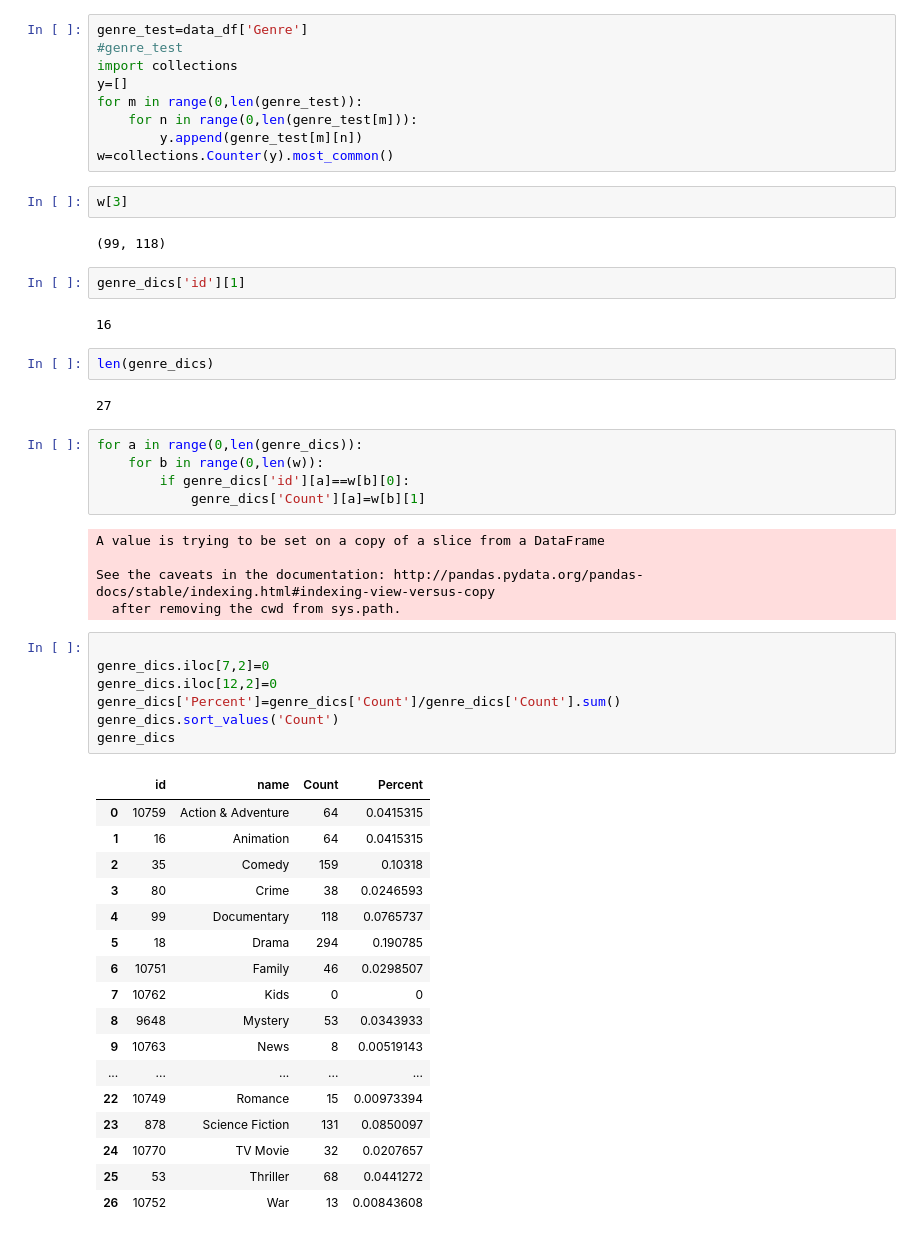
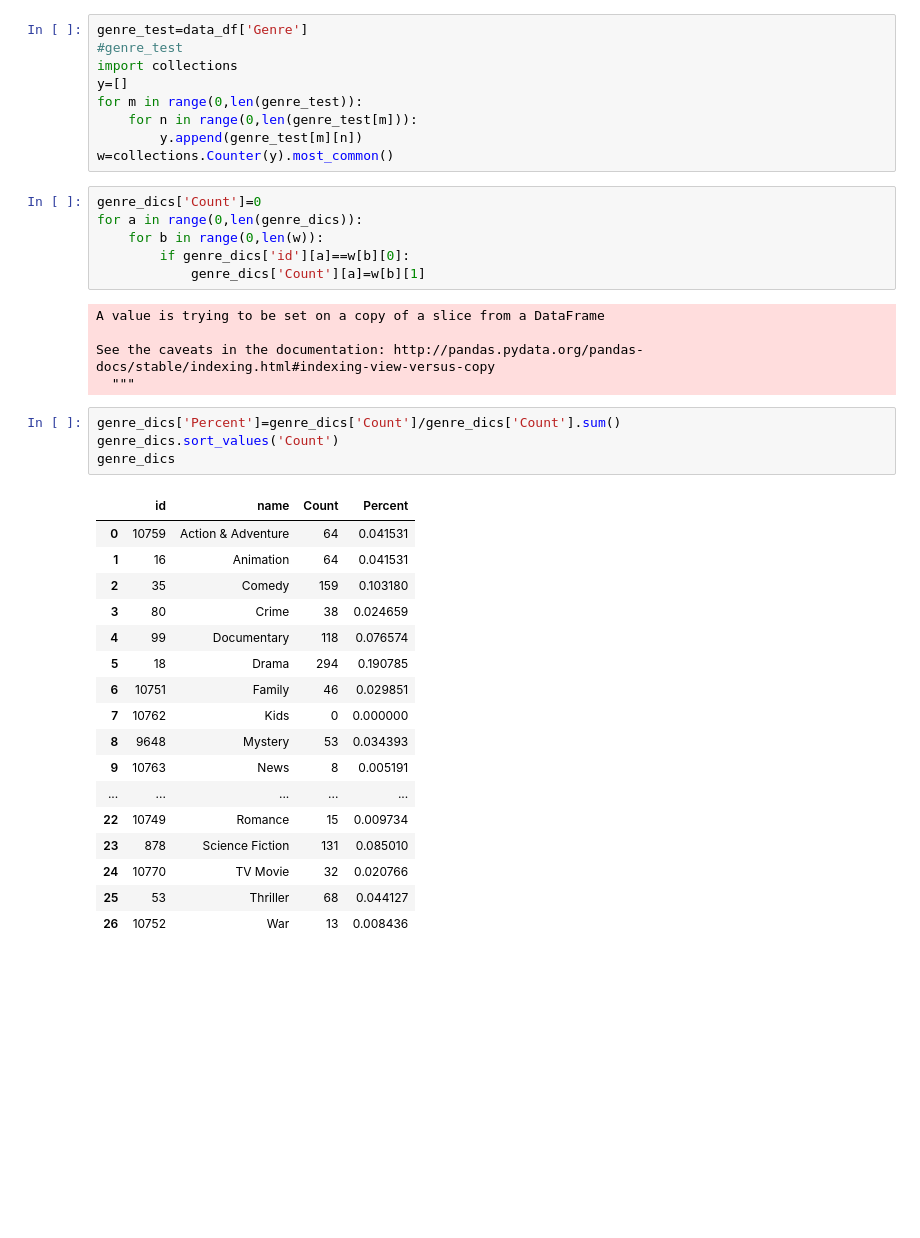
Before and after one commit to nfstein/08-Group-1-Star-Trek-Cast-Reunion, a Jupyter notebook: Class_Reunion_02/type_cast.ipynb, the cells around one changed output. Cells and saved outputs as stored; diff of their text form; blank space fills up the shorter version.

```diff
--- a/Class_Reunion_02/type_cast.ipynb
+++ b/Class_Reunion_02/type_cast.ipynb
@@ -203,19 +203,8 @@ for m in range(0,len(genre_test)):
     for n in range(0,len(genre_test[m])):
         y.append(genre_test[m][n])
 w=collections.Counter(y).most_common()
-# %%
-w[3]
-# %% [output]
-(99, 118)
-# %%
-genre_dics['id'][1]
-# %% [output]
-16
-# %%
-len(genre_dics)
-# %% [output]
-27
 # %%
+genre_dics['Count']=0
 for a in range(0,len(genre_dics)):
     for b in range(0,len(w)):
         if genre_dics['id'][a]==w[b][0]:
@@ -224,32 +213,29 @@ for a in range(0,len(genre_dics)):
 A value is trying to be set on a copy of a slice from a DataFrame
 
 See the caveats in the documentation: http://pandas.pydata.org/pandas-docs/stable/indexing.html#indexing-view-versus-copy
-  after removing the cwd from sys.path.
+  """
 # %%
-
-genre_dics.iloc[7,2]=0
-genre_dics.iloc[12,2]=0
 genre_dics['Percent']=genre_dics['Count']/genre_dics['Count'].sum()
 genre_dics.sort_values('Count')
 genre_dics
 # %% [output]
 |  | id | name | Count | Percent |
-| 0 | 10759 | Action & Adventure | 64 | 0.0415315 |
-| 1 | 16 | Animation | 64 | 0.0415315 |
-| 2 | 35 | Comedy | 159 | 0.10318 |
-| 3 | 80 | Crime | 38 | 0.0246593 |
-| 4 | 99 | Documentary | 118 | 0.0765737 |
+| 0 | 10759 | Action & Adventure | 64 | 0.041531 |
+| 1 | 16 | Animation | 64 | 0.041531 |
+| 2 | 35 | Comedy | 159 | 0.103180 |
+| 3 | 80 | Crime | 38 | 0.024659 |
+| 4 | 99 | Documentary | 118 | 0.076574 |
 | 5 | 18 | Drama | 294 | 0.190785 |
-| 6 | 10751 | Family | 46 | 0.0298507 |
-| 7 | 10762 | Kids | 0 | 0 |
-| 8 | 9648 | Mystery | 53 | 0.0343933 |
-| 9 | 10763 | News | 8 | 0.00519143 |
+| 6 | 10751 | Family | 46 | 0.029851 |
+| 7 | 10762 | Kids | 0 | 0.000000 |
+| 8 | 9648 | Mystery | 53 | 0.034393 |
+| 9 | 10763 | News | 8 | 0.005191 |
 | ... | ... | ... | ... | ... |
-| 22 | 10749 | Romance | 15 | 0.00973394 |
-| 23 | 878 | Science Fiction | 131 | 0.0850097 |
-| 24 | 10770 | TV Movie | 32 | 0.0207657 |
-| 25 | 53 | Thriller | 68 | 0.0441272 |
-| 26 | 10752 | War | 13 | 0.00843608 |
+| 22 | 10749 | Romance | 15 | 0.009734 |
+| 23 | 878 | Science Fiction | 131 | 0.085010 |
+| 24 | 10770 | TV Movie | 32 | 0.020766 |
+| 25 | 53 | Thriller | 68 | 0.044127 |
+| 26 | 10752 | War | 13 | 0.008436 |
 # %%
 # Set x axis and tick locations
 x_axis = np.arange(len(genre_dics))
```
Also changed, not shown: parts of 3 cells of this notebook, 3 other files.
